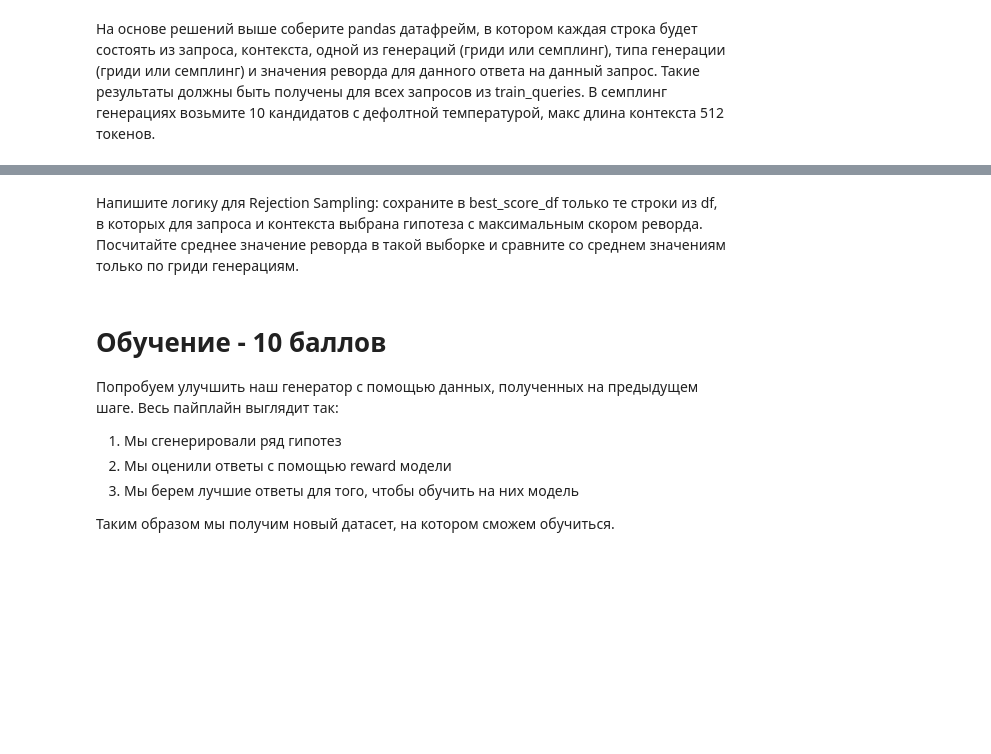
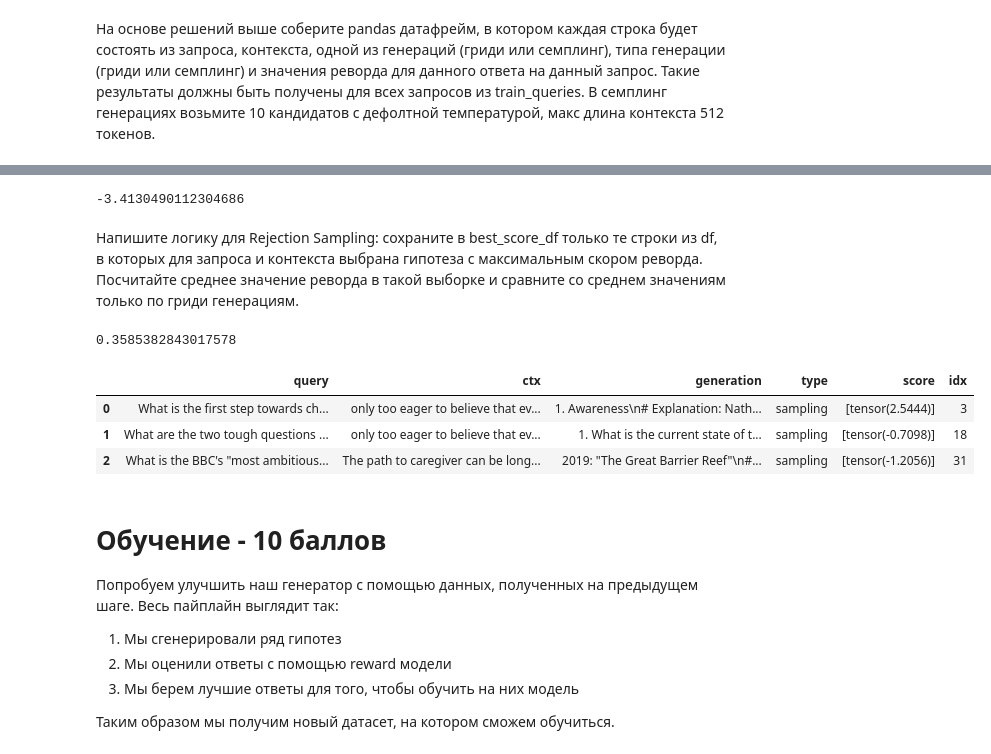
Before and after one commit to igor-cheb/deepschool_LLMs, a Jupyter notebook: hw10_Chebuniaev_Igor.ipynb, the cells around one changed output, grey strips where cells are left out. Drawn from its saved outputs; the diff is of its cells as text; code cells hidden in the pictures; blank space fills up the shorter version.

```diff
--- a/hw10_Chebuniaev_Igor.ipynb
+++ b/hw10_Chebuniaev_Igor.ipynb
@@ -484,18 +489,31 @@ df.head(3)
 # %%
-df.to_csv("dct_df.csv", index=False)
+# df.to_csv("dct_df.csv", index=False)
+df = pd.read_csv("dct_df.csv")
 # %%
 print(df[df["type"] == "greedy"]["score"].mean())
 # среднее значение ревордов генератор без дообучения. После дообучения оно аналогичная статистика должна стать больше
+# %% [output]
+-3.4130490112304686
 # %% [markdown]
 Напишите логику для Rejection Sampling: сохраните в best_score_df только те строки из df, в которых для запроса и контекста выбрана гипотеза с максимальным скором реворда. Посчитайте среднее значение реворда в такой выборке и сравните со среднем значениям только по гриди генерациям.
 # %%
 rows = []
 # your code here
+for query in train_queries:
+  loc_df = df[df['query'] == query].copy()
+  rows.append(loc_df[loc_df['score'] == loc_df['score'].max()].values[0])
 
-best_score_df = pd.DataFrame(rows)
+
+best_score_df = pd.DataFrame(rows, columns=df.columns)
 
 print(best_score_df["score"].mean())
 best_score_df.head(3)
+# %% [output]
+0.3585382843017578
+|  | query | ctx | generation | type | score | idx |
+| 0 | What is the first step towards ch... | only too eager to believe that ev... | 1. Awareness\n# Explanation: Nath... | sampling | [tensor(2.5444)] | 3 |
+| 1 | What are the two tough questions ... | only too eager to believe that ev... | 1. What is the current state of t... | sampling | [tensor(-0.7098)] | 18 |
+| 2 | What is the BBC's "most ambitious... | The path to caregiver can be long... | 2019: "The Great Barrier Reef"\n#... | sampling | [tensor(-1.2056)] | 31 |
 # %% [markdown]
 # Обучение - 10 баллов
 
```
Also changed, not shown: parts of 5 cells of this notebook.
